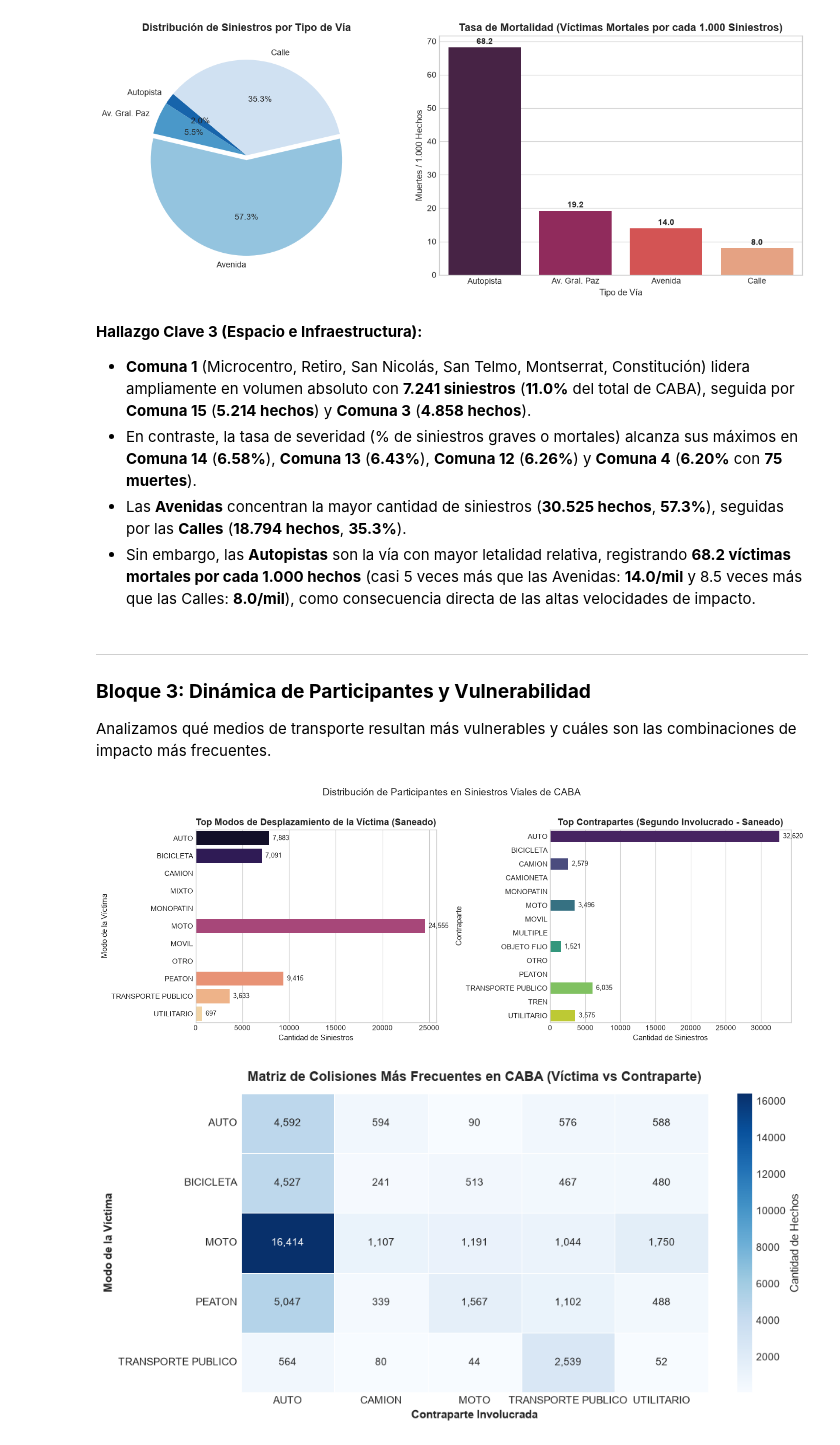
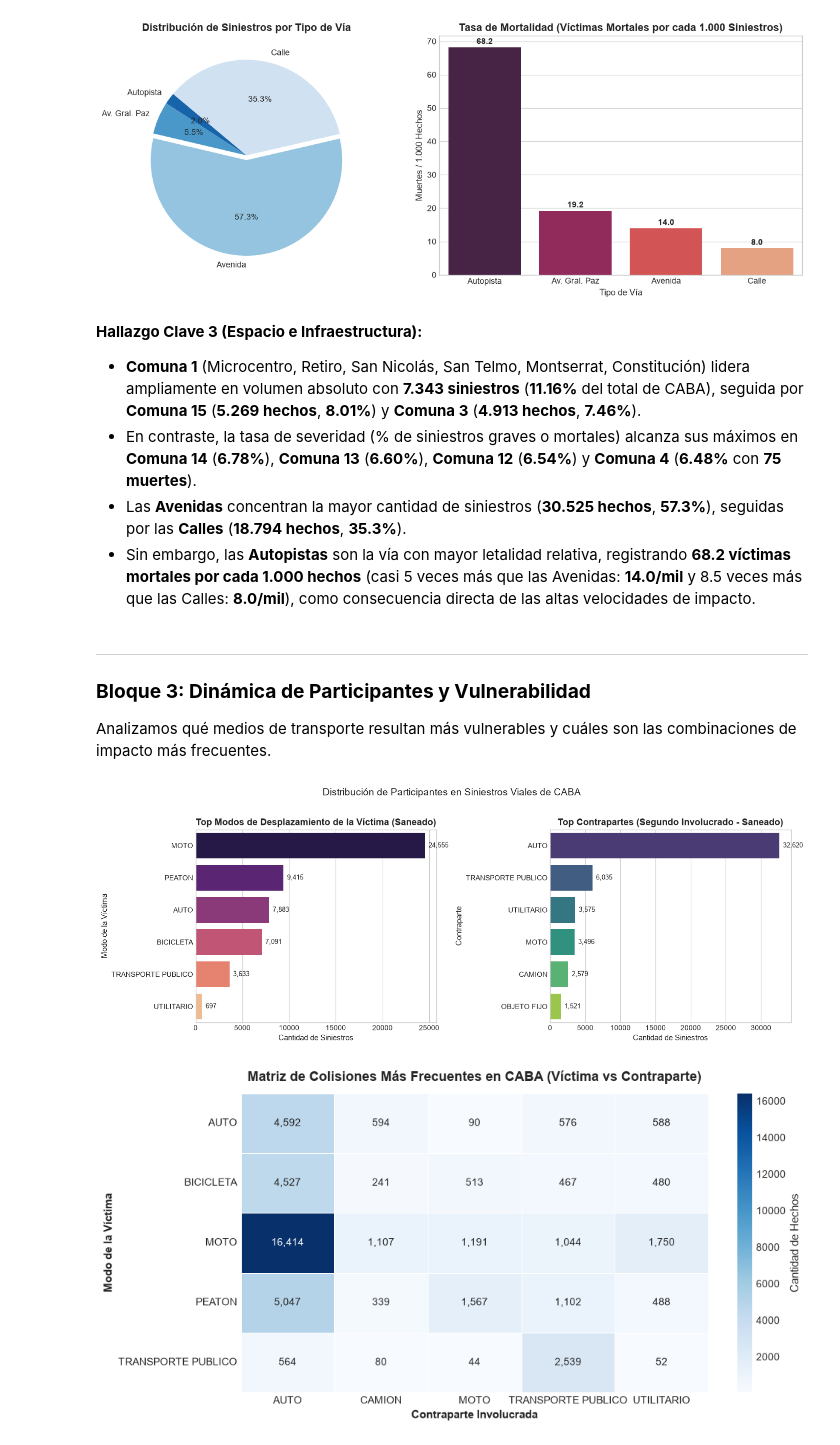
Before and after one commit to mateteCode/DATA_SCIENCE_GROUP_8, a Jupyter notebook: Entrega_2_Analisis_Exploratorio_Siniestros_Viales_CABA.ipynb, the cells around one changed output. Drawn from its saved outputs; the diff is of its cells as text; code cells hidden in the pictures.

```diff
--- a/Entrega_2_Analisis_Exploratorio_Siniestros_Viales_CABA.ipynb
+++ b/Entrega_2_Analisis_Exploratorio_Siniestros_Viales_CABA.ipynb
@@ -1620,8 +1680,8 @@ plt.show()
 [figure]
 # %% [markdown]
 **Hallazgo Clave 3 (Espacio e Infraestructura):**
-- **Comuna 1** (Microcentro, Retiro, San Nicolás, San Telmo, Montserrat, Constitución) lidera ampliamente en volumen absoluto con **7.241 siniestros** (**11.0%** del total de CABA), seguida por **Comuna 15** (**5.214 hechos**) y **Comuna 3** (**4.858 hechos**).
-- En contraste, la tasa de severidad (% de siniestros graves o mortales) alcanza sus máximos en **Comuna 14** (**6.58%**), **Comuna 13** (**6.43%**), **Comuna 12** (**6.26%**) y **Comuna 4** (**6.20%** con **75 muertes**).
+- **Comuna 1** (Microcentro, Retiro, San Nicolás, San Telmo, Montserrat, Constitución) lidera ampliamente en volumen absoluto con **7.343 siniestros** (**11.16%** del total de CABA), seguida por **Comuna 15** (**5.269 hechos**, **8.01%**) y **Comuna 3** (**4.913 hechos**, **7.46%**).
+- En contraste, la tasa de severidad (% de siniestros graves o mortales) alcanza sus máximos en **Comuna 14** (**6.78%**), **Comuna 13** (**6.60%**), **Comuna 12** (**6.54%**) y **Comuna 4** (**6.48%** con **75 muertes**).
 - Las **Avenidas** concentran la mayor cantidad de siniestros (**30.525 hechos**, **57.3%**), seguidas por las **Calles** (**18.794 hechos**, **35.3%**).
 - Sin embargo, las **Autopistas** son la vía con mayor letalidad relativa, registrando **68.2 víctimas mortales por cada 1.000 hechos** (casi 5 veces más que las Avenidas: **14.0/mil** y 8.5 veces más que las Calles: **8.0/mil**), como consecuencia directa de las altas velocidades de impacto.
 # %% [markdown]
@@ -1631,35 +1691,51 @@ Analizamos qué medios de transporte resultan más vulnerables y cuáles son las
 # %%
 # 5. Modo de desplazamiento de la víctima y contraparte más frecuente (Datos Limpios)
 top_modos = df_analitico['modo_desplazamiento_victima'].dropna().value_counts().head(6)
 top_contra = df_analitico['contraparte_siniestro'].dropna().value_counts().head(6)
 
 fig, (ax1, ax2) = plt.subplots(1, 2, figsize=(14, 5))
 
-sns.barplot(x=top_modos.values, y=top_modos.index, palette='magma', ax=ax1)
+# Gráfico A: Top modos de desplazamiento de la víctima (ordenado y sin categorías vacías)
+modos_nombres = top_modos.index.astype(str)
+sns.barplot(
+    x=top_modos.values,
+    y=modos_nombres,
+    order=modos_nombres,
+    palette='magma',
+    ax=ax1
+)
 ax1.set_title('Top Modos de Desplazamiento de la Víctima (Saneado)', fontweight='bold')
 ax1.set_xlabel('Cantidad de Siniestros')
 ax1.set_ylabel('Modo de la Víctima')
 
 for p in ax1.patches:
     ax1.annotate(f'{int(p.get_width()):,}',
                  (p.get_width(), p.get_y() + p.get_height() / 2.),
                  ha='left', va='center', fontsize=9, xytext=(5, 0), textcoords='offset points')
 
-sns.barplot(x=top_contra.values, y=top_contra.index, palette='viridis', ax=ax2)
+# Gráfico B: Top contrapartes involucradas (ordenado y sin categorías vacías)
+contra_nombres = top_contra.index.astype(str)
+sns.barplot(
+    x=top_contra.values,
+    y=contra_nombres,
+    order=contra_nombres,
+    palette='viridis',
+    ax=ax2
+)
 ax2.set_title('Top Contrapartes (Segundo Involucrado - Saneado)', fontweight='bold')
 ax2.set_xlabel('Cantidad de Siniestros')
 ax2.set_ylabel('Contraparte')
 
 for p in ax2.patches:
     ax2.annotate(f'{int(p.get_width()):,}',
                  (p.get_width(), p.get_y() + p.get_height() / 2.),
                  ha='left', va='center', fontsize=9, xytext=(5, 0), textcoords='offset points')
 
 plt.suptitle('Distribución de Participantes en Siniestros Viales de CABA', fontsize=14, y=1.02)
 plt.tight_layout()
 plt.show()
 # %% [output]
-[figure, old version]
+[figure, new version]
 # %%
 # 6. Matriz de Co-ocurrencia: Modo Víctima vs Contraparte
 top_5_victima = ['MOTO', 'PEATON', 'BICICLETA', 'AUTO', 'TRANSPORTE PUBLICO']
```
Also changed, not shown: parts of 10 cells of this notebook, 2 other files.
